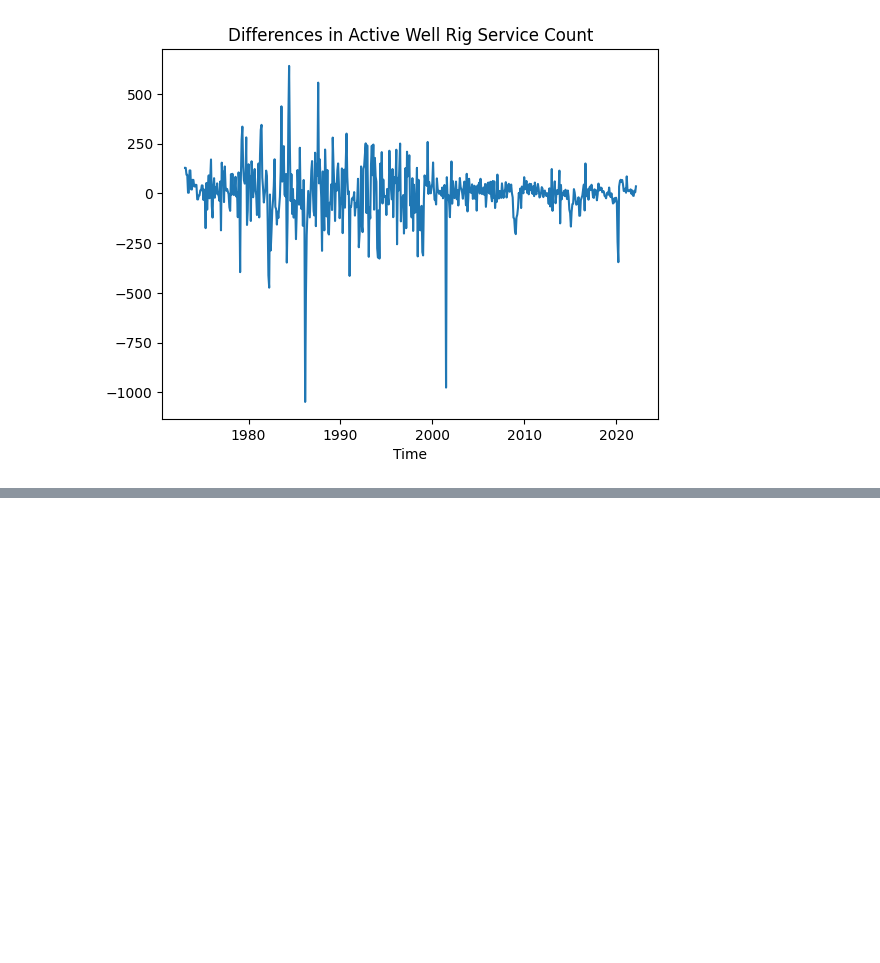
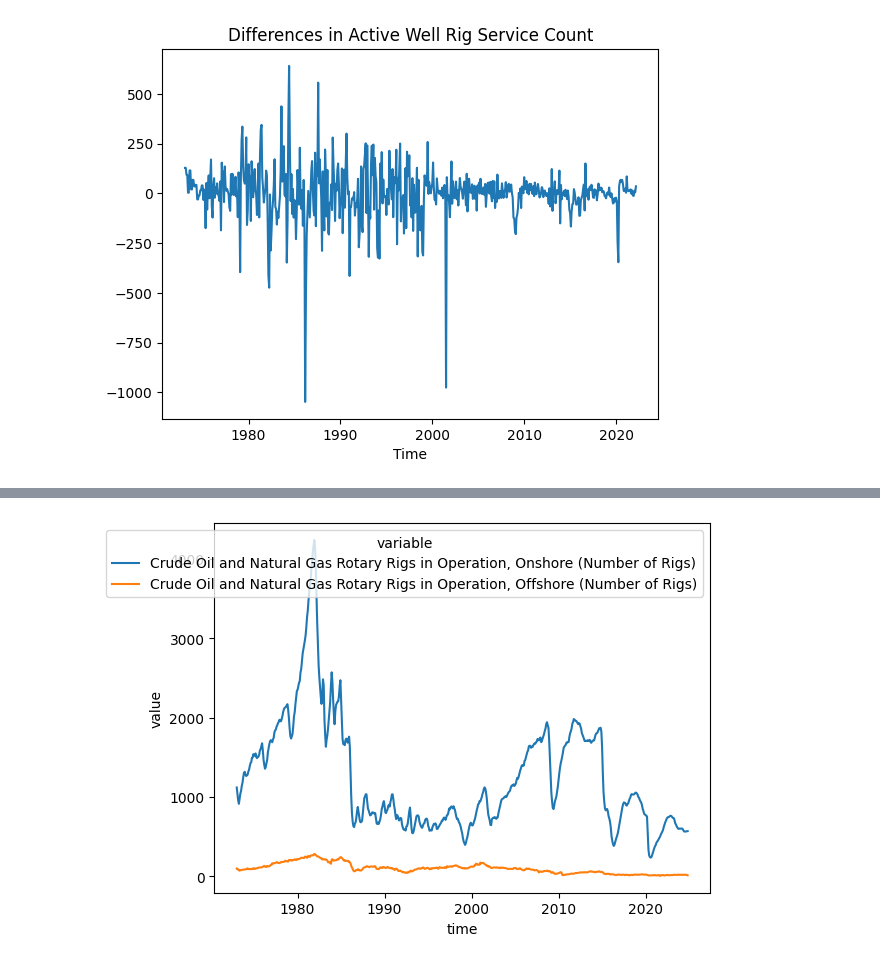
Before and after one commit to eaa3ug/eda_assignment, a Jupyter notebook: assignment.ipynb, the cells around one changed output, grey strips where cells are left out. Drawn from its saved outputs; the diff is of its cells as text; code cells hidden in the pictures; blank space fills up the shorter version.

```diff
--- a/assignment.ipynb
+++ b/assignment.ipynb
@@ -275,6 +275,7 @@ plt.show()
 # %% [markdown]
 Over time the number of active well service rigs has decreased. There was a sharp increase or spike around 100 to 150 months after the start of data collection. Although the data ebbs and flows with rapid increases and decrease, there is an overall decreasing trend.
 # %%
+df_rigs = df_rigs.sort_values('time')
 y = df_rigs[var].to_numpy()
 t = len(y)
 diff = y[1:]-y[:(t-1)]
@@ -287,0 +291,3 @@ plt.show()
+# %%
+melt = pd.melt(df_rigs, id_vars='time', value_vars=['Crude Oil and Natural Gas Rotary Rigs in Operation, Onshore (Number of Rigs)', 'Crude Oil and Natural Gas Rotary Rigs in Operation, Offshore (Number of Rigs)'])
+melt.head()
@@ -287,0 +301,4 @@ plt.show()
+# %%
+figure = sns.lineplot(data = melt, x='time', y='value', hue='variable')
+# %% [output]
+[figure, added]
```
Also changed, not shown: parts of 2 cells of this notebook.
